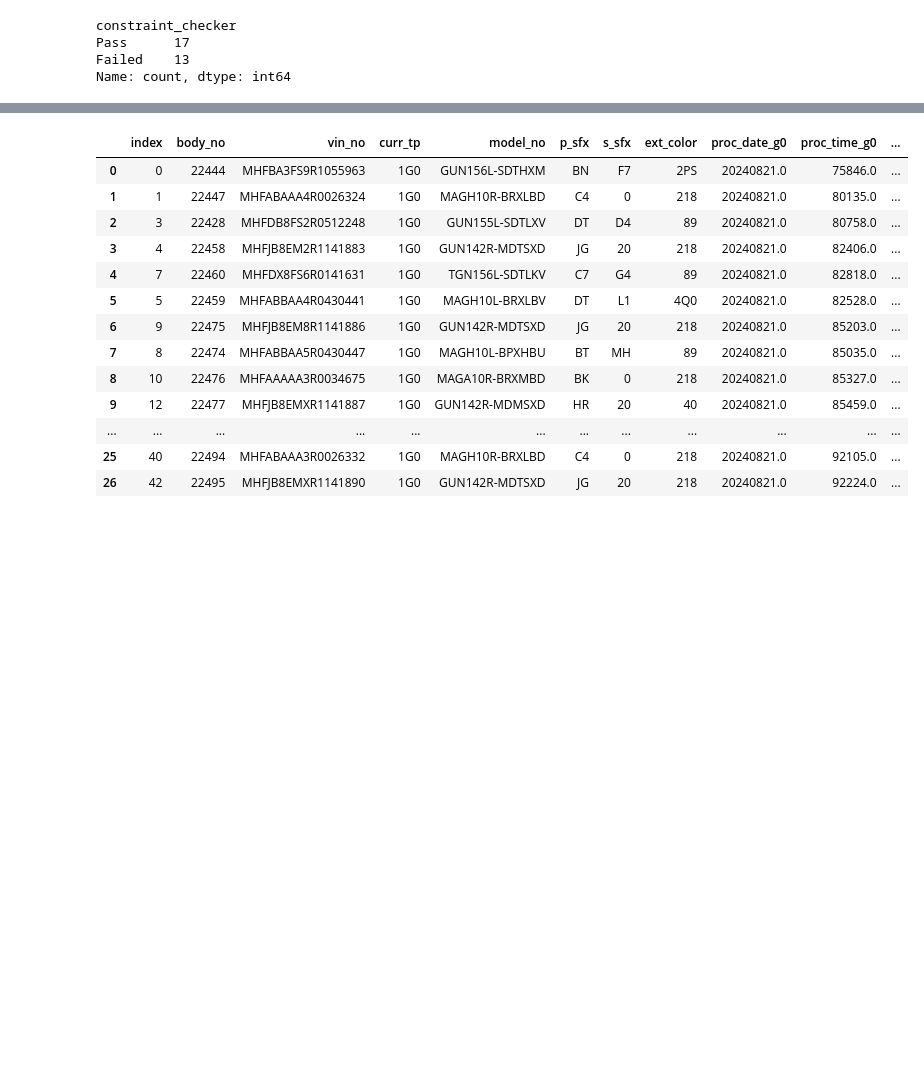
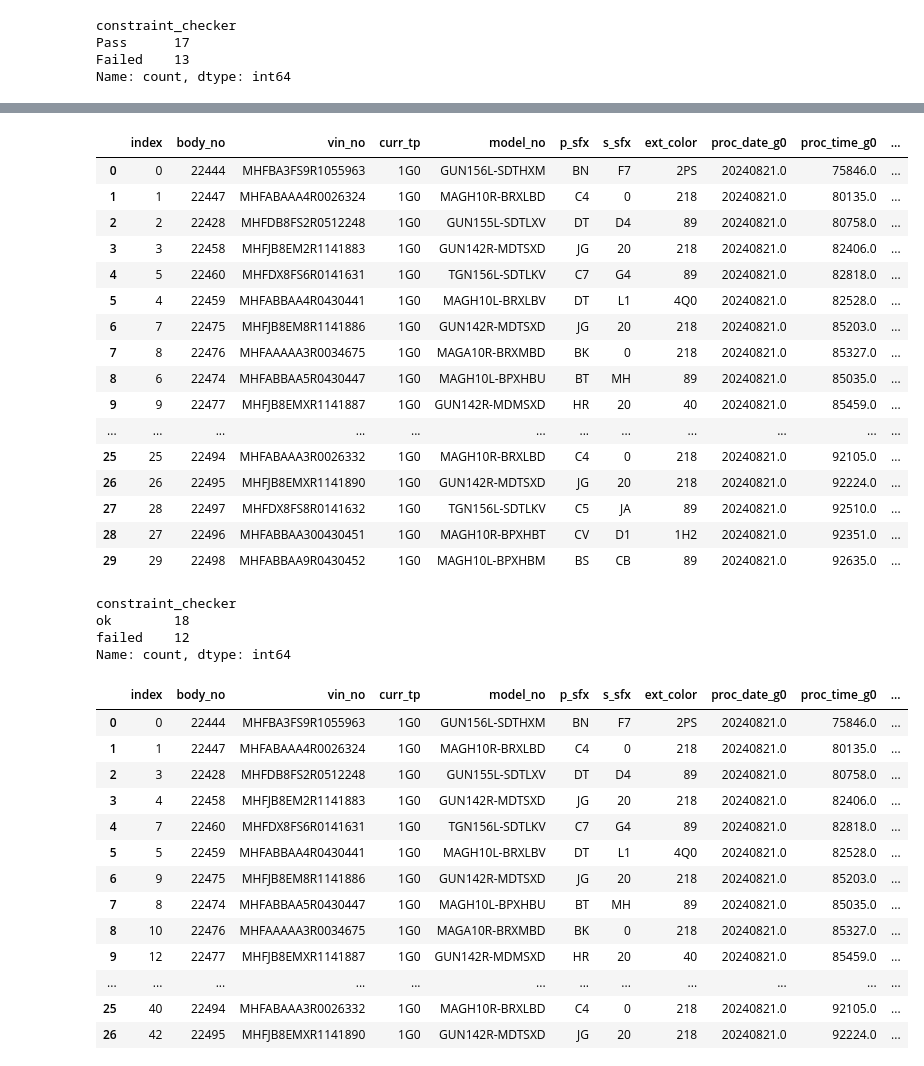
Before and after one commit to salmansubki/tmmin-resequencing, a Jupyter notebook: test_cp-v02.ipynb, the cells around one changed output, grey strips where cells are left out. Drawn from its saved outputs; the diff is of its cells as text; code cells hidden in the pictures; blank space fills up the shorter version.

```diff
--- a/test_cp-v02.ipynb
+++ b/test_cp-v02.ipynb
@@ -1170,3 +1059,31 @@ g0_mapped_30_cp_rearranged
+# %%
+g0_mapped_30_cp_rearranged = apply_failure_logic(g0_mapped_30_cp_rearranged)
+g0_mapped_30_cp_rearranged
+# %% [output]
+|  | index | body_no | vin_no | curr_tp | model_no | p_sfx | s_sfx | ext_color | proc_date_g0 | proc_time_g0 | ... |
+| 0 | 0 | 22444 | MHFBA3FS9R1055963 | 1G0 | GUN156L-SDTHXM | BN | F7 | 2PS | 20240821.0 | 75846.0 | ... |
+| 1 | 1 | 22447 | MHFABAAA4R0026324 | 1G0 | MAGH10R-BRXLBD | C4 | 0 | 218 | 20240821.0 | 80135.0 | ... |
+| 2 | 2 | 22428 | MHFDB8FS2R0512248 | 1G0 | GUN155L-SDTLXV | DT | D4 | 89 | 20240821.0 | 80758.0 | ... |
+| 3 | 3 | 22458 | MHFJB8EM2R1141883 | 1G0 | GUN142R-MDTSXD | JG | 20 | 218 | 20240821.0 | 82406.0 | ... |
+| 4 | 5 | 22460 | MHFDX8FS6R0141631 | 1G0 | TGN156L-SDTLKV | C7 | G4 | 89 | 20240821.0 | 82818.0 | ... |
+| 5 | 4 | 22459 | MHFABBAA4R0430441 | 1G0 | MAGH10L-BRXLBV | DT | L1 | 4Q0 | 20240821.0 | 82528.0 | ... |
+| 6 | 7 | 22475 | MHFJB8EM8R1141886 | 1G0 | GUN142R-MDTSXD | JG | 20 | 218 | 20240821.0 | 85203.0 | ... |
+| 7 | 8 | 22476 | MHFAAAAA3R0034675 | 1G0 | MAGA10R-BRXMBD | BK | 0 | 218 | 20240821.0 | 85327.0 | ... |
+| 8 | 6 | 22474 | MHFABBAA5R0430447 | 1G0 | MAGH10L-BPXHBU | BT | MH | 89 | 20240821.0 | 85035.0 | ... |
+| 9 | 9 | 22477 | MHFJB8EMXR1141887 | 1G0 | GUN142R-MDMSXD | HR | 20 | 40 | 20240821.0 | 85459.0 | ... |
+| ... | ... | ... | ... | ... | ... | ... | ... | ... | ... | ... | ... |
+| 25 | 25 | 22494 | MHFABAAA3R0026332 | 1G0 | MAGH10R-BRXLBD | C4 | 0 | 218 | 20240821.0 | 92105.0 | ... |
+| 26 | 26 | 22495 | MHFJB8EMXR1141890 | 1G0 | GUN142R-MDTSXD | JG | 20 | 218 | 20240821.0 | 92224.0 | ... |
+| 27 | 28 | 22497 | MHFDX8FS8R0141632 | 1G0 | TGN156L-SDTLKV | C5 | JA | 89 | 20240821.0 | 92510.0 | ... |
+| 28 | 27 | 22496 | MHFABBAA300430451 | 1G0 | MAGH10R-BPXHBT | CV | D1 | 1H2 | 20240821.0 | 92351.0 | ... |
+| 29 | 29 | 22498 | MHFABBAA9R0430452 | 1G0 | MAGH10L-BPXHBM | BS | CB | 89 | 20240821.0 | 92635.0 | ... |
+# %%
+g0_mapped_30_cp_rearranged['constraint_checker'].value_counts()
+# %% [output]
+constraint_checker
+ok        18
+failed    12
+Name: count, dtype: int64
 # %%
 import pandas as pd
 
```
Also changed, not shown: parts of 26 cells of this notebook, 2 other files.
